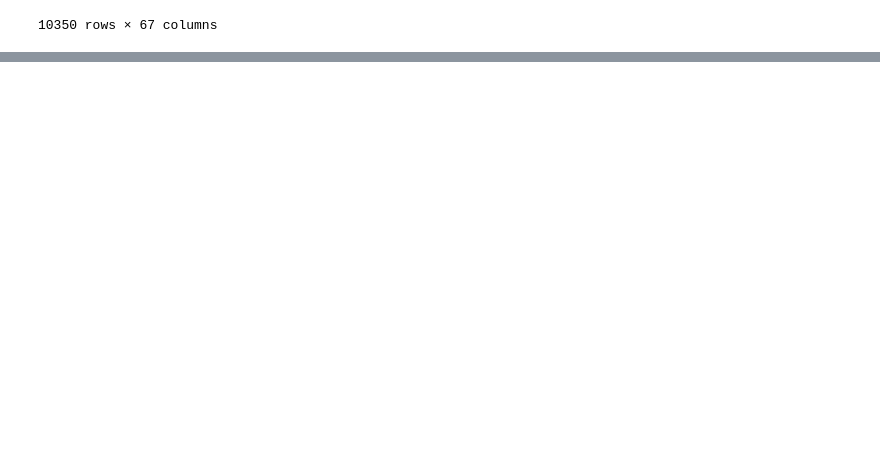
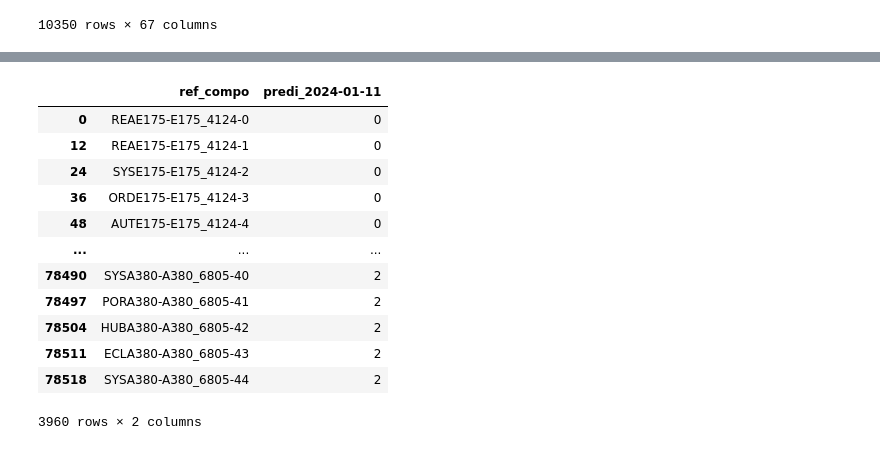
Before and after one commit to HiddenVault/Wild_P3_SkyAnalytics, a Jupyter notebook: docs/dev/projet3.ipynb, the cells around one changed output, grey strips where cells are left out. Cells and saved outputs as stored; diff of their text form; code cells hidden in the pictures; blank space fills up the shorter version.

```diff
--- a/docs/dev/projet3.ipynb
+++ b/docs/dev/projet3.ipynb
@@ -293,0 +559,25 @@ maitre = maitre[sorted_columns]
+# %%
+#def prepa(xp):
+    #df_ml_1 = df_ml_1.fillna(0)
+df_ml_1['type_model'] = pd.factorize(df_ml_1['type_model'])[0]
+df_ml_1['ref_compo2']= df_ml_1['ref_compo']
+df_ml_1['ref_aero'] = pd.factorize(df_ml_1['ref_aero'])[0]
+df_ml_1['ref_compo2'] = pd.factorize(df_ml_1['ref_compo2'])[0]
+df_ml_1['categorie'] = pd.factorize(df_ml_1['categorie'])[0]
+# Séparation des caractéristiques et de la cible
+X = df_ml_1.drop(['etat_voyant_2024-01-11','ref_compo'], axis=1)
+y = df_ml_1['etat_voyant_2024-01-11']  # Choisissez la colonne d'état du voyant à prédire
+
+# Division des données en ensembles d'entraînement et de test
+X_train, X_test, y_train, y_test = train_test_split(X, y, test_size=0.2, random_state=42)
+
+#Création du modèle Random Forest
+random_forest_model1 = RandomForestClassifier(n_estimators= 300, min_samples_split= 5, min_samples_leaf= 4, max_depth= 20, bootstrap= False)
+
+# Entraînement du modèle
+random_forest_model1.fit(X_train, y_train)
+
+# Prédiction sur l'ensemble de test
+pred = random_forest_model1.predict(X_test)
+
+    #return pred
@@ -293,0 +946,2 @@ maitre = maitre[sorted_columns]
+# %%
+df_ml_1['predi_2024-01-11'] = random_forest_model1.predict(df_ml_1.drop(['etat_voyant_2024-01-11','ref_compo'], axis=1))
@@ -293,0 +1007,29 @@ maitre = maitre[sorted_columns]
+# %%
+df_ml_1 = df_ml_1[['ref_compo','predi_2024-01-11']]
+df_ml_2 = df_ml_2[['ref_compo','predi_2024-01-12']]
+df_ml_3 = df_ml_3[['ref_compo','predi_2024-01-13']]
+df_ml_4 = df_ml_4[['ref_compo','predi_2024-01-14']]
+df_ml_5 = df_ml_5[['ref_compo','predi_2024-01-15']]
+df_ml_6 = df_ml_6[['ref_compo','predi_2024-01-16']]
+df_ml_7 = df_ml_7[['ref_compo','predi_2024-01-17']]
+df_ml_8 = df_ml_8[['ref_compo','predi_2024-01-18']]
+df_ml_9 = df_ml_9[['ref_compo','predi_2024-01-19']]
+df_ml_10 = df_ml_10[['ref_compo','predi_2024-01-20']]
+df_ml_11 = df_ml_11[['ref_compo','predi_2024-01-21']]
+df_ml_12 = df_ml_12[['ref_compo','predi_2024-01-22']]
+# %%
+df_ml_1
+# %% [output]
+|  | ref_compo | predi_2024-01-11 |
+| 0 | REAE175-E175_4124-0 | 0 |
+| 12 | REAE175-E175_4124-1 | 0 |
+| 24 | SYSE175-E175_4124-2 | 0 |
+| 36 | ORDE175-E175_4124-3 | 0 |
+| 48 | AUTE175-E175_4124-4 | 0 |
+| ... | ... | ... |
+| 78490 | SYSA380-A380_6805-40 | 2 |
+| 78497 | PORA380-A380_6805-41 | 2 |
+| 78504 | HUBA380-A380_6805-42 | 2 |
+| 78511 | ECLA380-A380_6805-43 | 2 |
+| 78518 | SYSA380-A380_6805-44 | 2 |
+3960 rows × 2 columns
```
Also changed, not shown: parts of 37 cells of this notebook, 1 other file.
